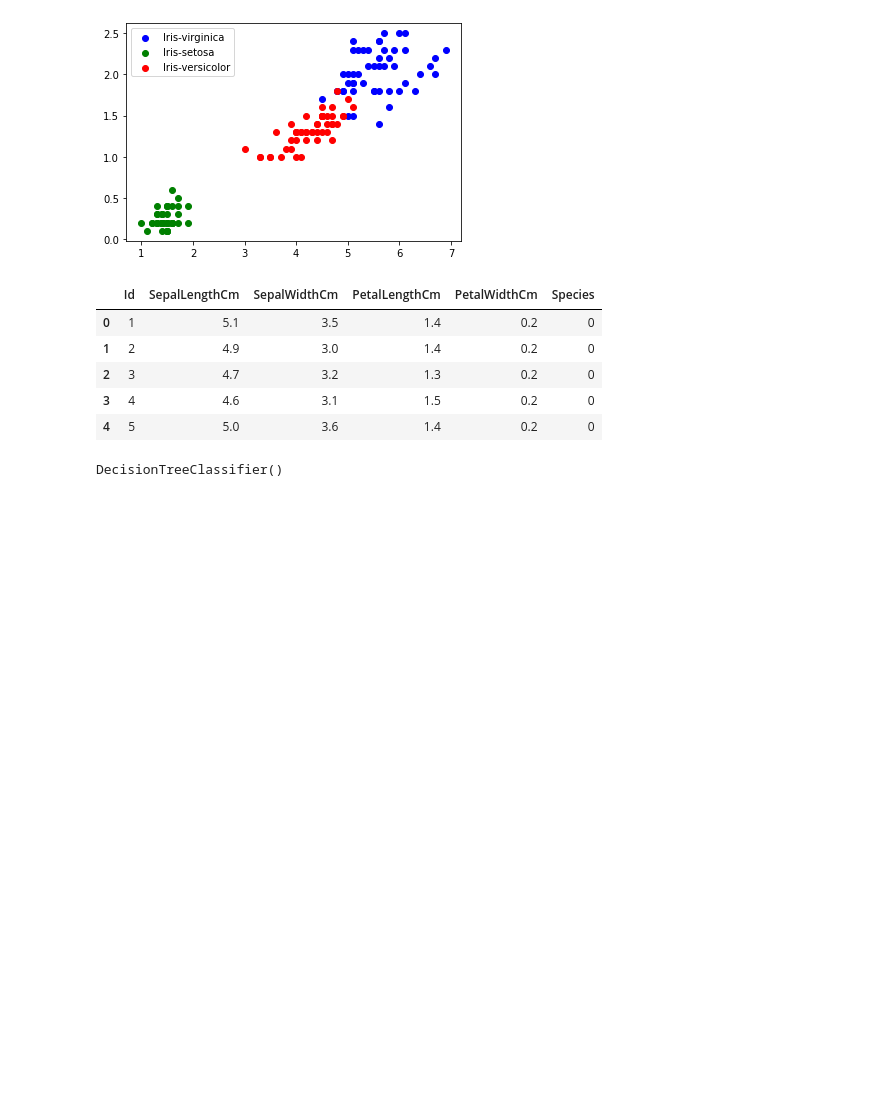
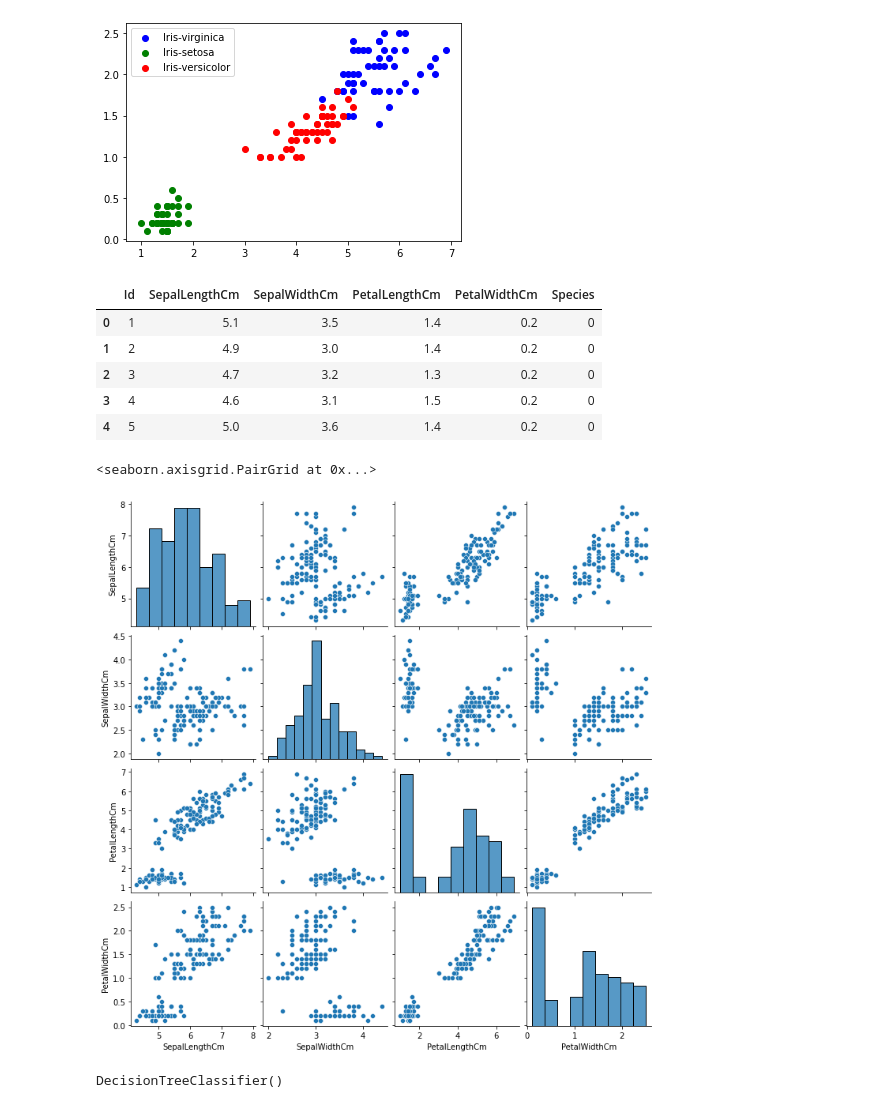
Before and after one commit to Happycipher/Sparks-Foundation, a Jupyter notebook: Task 4 Decision Tree Algorithm.ipynb, the cells around one changed output. Cells and saved outputs as stored; diff of their text form; code cells hidden in the pictures; blank space fills up the shorter version.

```diff
--- a/Task 4 Decision Tree Algorithm.ipynb
+++ b/Task 4 Decision Tree Algorithm.ipynb
@@ -43,6 +46,11 @@ df.head()
 | 4 | 5 | 5.0 | 3.6 | 1.4 | 0.2 | 0 |
 # %%
 jd=df.drop(['Id','Species'],axis='columns',inplace=False)
+# %%
+sns.pairplot(jd)
+# %% [output]
+<seaborn.axisgrid.PairGrid at 0x...>
+[figure, added]
 # %%
 X_train, X_test, y_train, y_test = train_test_split(jd,df.Species,test_size=0.2,random_state =4)
 # %%
```
Also changed, not shown: parts of 4 cells of this notebook.
